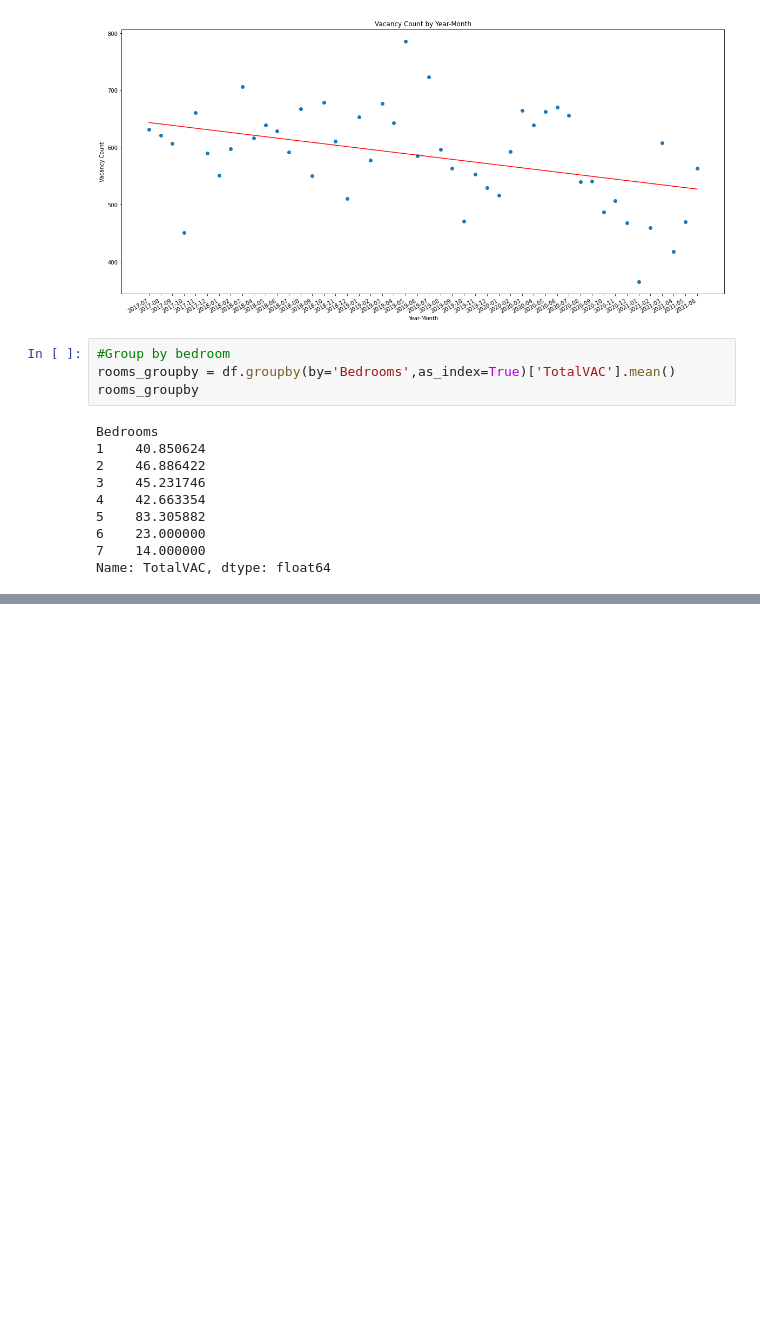
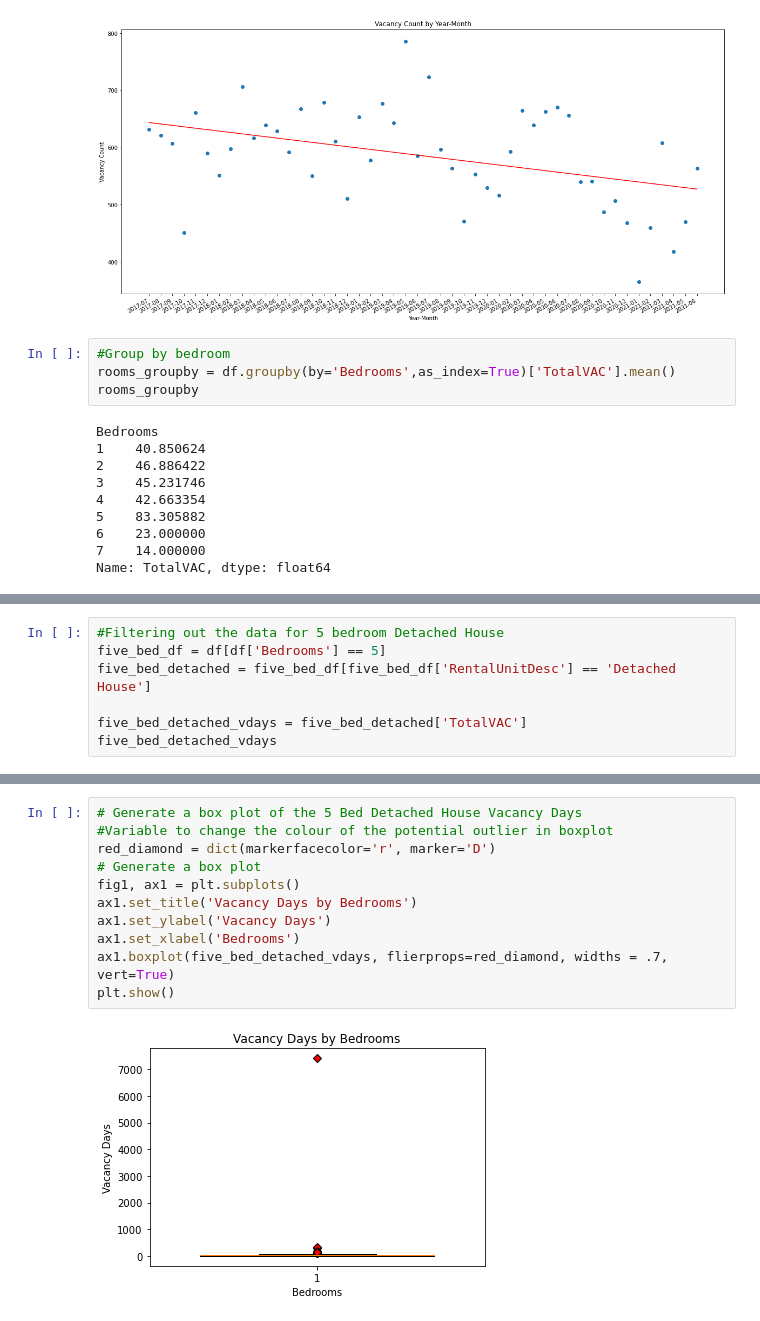
Before and after one commit to Anguyensfg/project-1, a Jupyter notebook: Untitled-1.ipynb, the cells around one changed output, grey strips where cells are left out. Saved outputs shown, nothing was run; the diff lists cells and outputs as text; blank space fills up the shorter version.

```diff
--- a/Untitled-1.ipynb
+++ b/Untitled-1.ipynb
@@ -316,0 +261,7 @@ Name: TotalVAC, dtype: float64
+# %%
+#Filtering out the data for 5 bedroom Detached House
+five_bed_df = df[df['Bedrooms'] == 5]
+five_bed_detached = five_bed_df[five_bed_df['RentalUnitDesc'] == 'Detached House']
+
+five_bed_detached_vdays = five_bed_detached['TotalVAC']
+five_bed_detached_vdays
@@ -316,0 +312,13 @@ Name: TotalVAC, dtype: float64
+# %%
+# Generate a box plot of the 5 Bed Detached House Vacancy Days
+#Variable to change the colour of the potential outlier in boxplot
+red_diamond = dict(markerfacecolor='r', marker='D')
+# Generate a box plot
+fig1, ax1 = plt.subplots()
+ax1.set_title('Vacancy Days by Bedrooms')
+ax1.set_ylabel('Vacancy Days')
+ax1.set_xlabel('Bedrooms')
+ax1.boxplot(five_bed_detached_vdays, flierprops=red_diamond, widths = .7, vert=True)
+plt.show()
+# %% [output]
+[figure, added]
```
Also changed, not shown: parts of 16 cells of this notebook, 5 other files.
